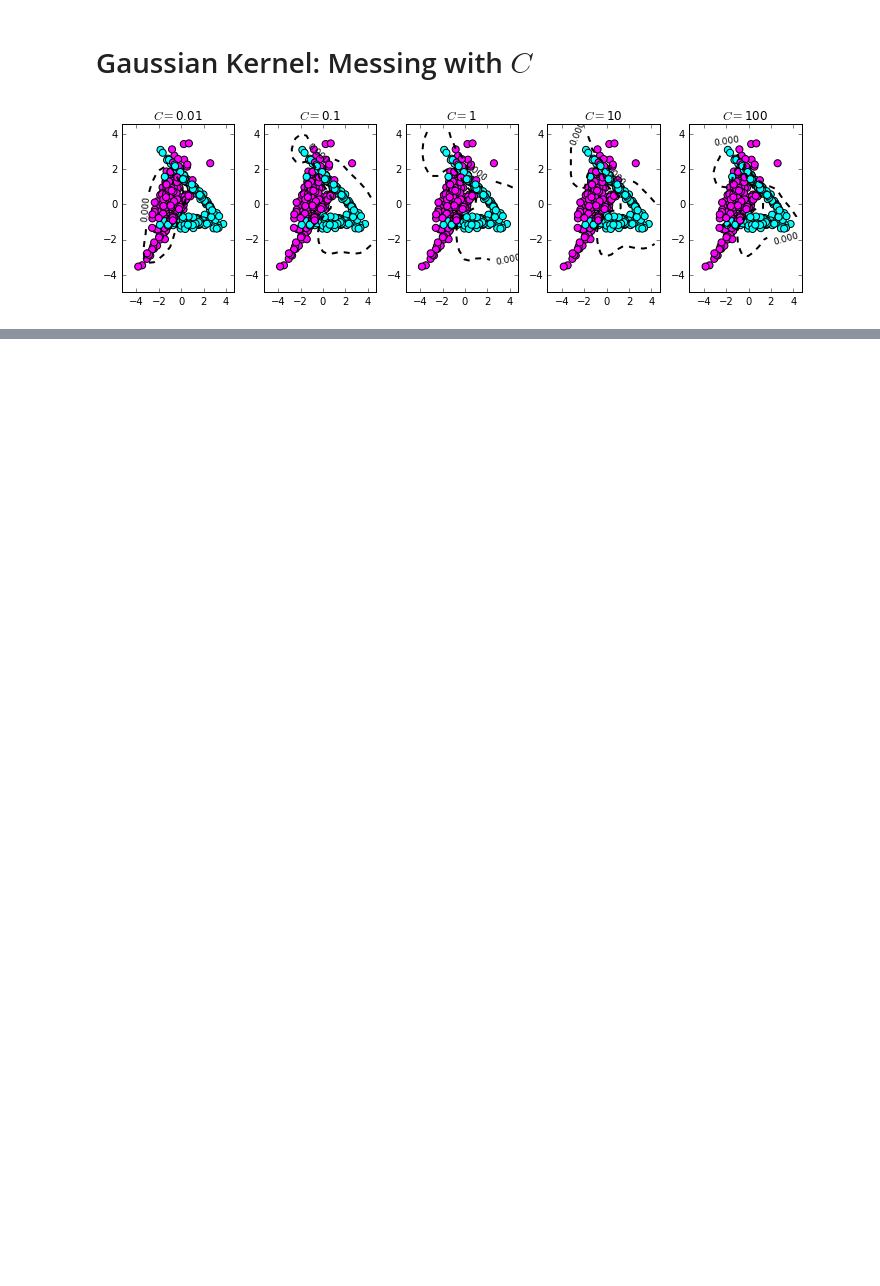
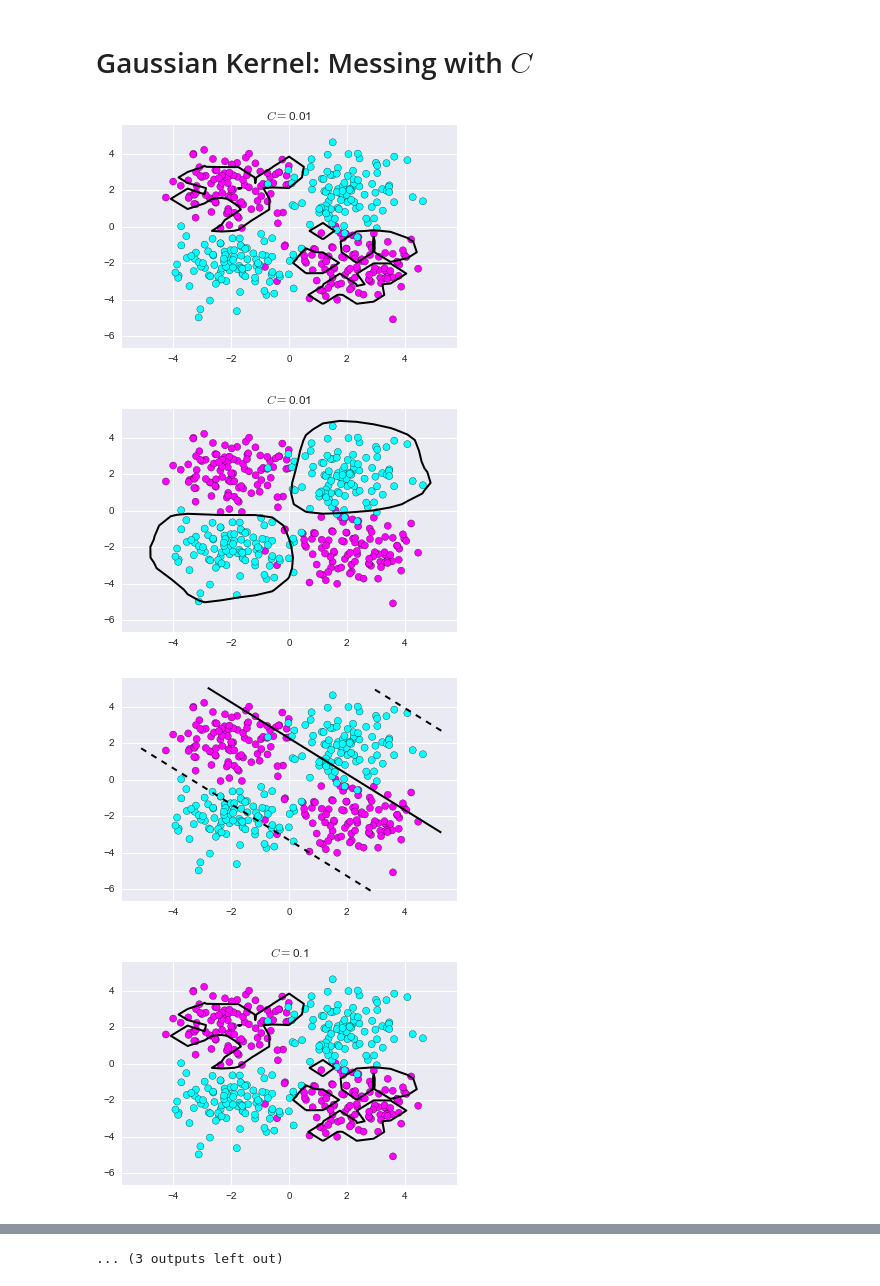
Before and after one commit to PhilChodrow/6.867_hwk2, a Jupyter notebook: P2.ipynb, the cells around one changed output, grey strips where cells are left out. Drawn from its saved outputs; the diff is of its cells as text; code cells hidden in the pictures; blank space fills up the shorter version.

```diff
--- a/P2.ipynb
+++ b/P2.ipynb
@@ -84,6 +92,9 @@ def read_data(path):
 # %%
-fig = plt.figure()
 C = 1
+
+table = pd.DataFrame({'Data Set' : [],
+                      'Training Error': [],
+                      'Validation Error': []})
 
 for i in [1, 2, 3, 4]:
 
@@ -99,8 +110,14 @@ for i in [1, 2, 3, 4]:
 
     training_error = svm.training_error()
     validation_error = svm.test_error(X_val, Y_val)
+    add_to_table = pd.DataFrame({'Data Set'        : [i],
+                                 'Training Error'  : [training_error],
+                                 'Validation Error': [validation_error]})
+    table = table.append(add_to_table)
 
-    ax = fig.add_subplot(2,2,i)
-    plot_data(i, X, Y, (0), ax, 'Train:' + str(training_error) + ' Test: ' + str(validation_error))
+    fig = plt.figure()
+    ax = fig.add_subplot(111)
+    plot_data(i, X, Y, (0), ax, '')
+    plt.savefig('figs/svm_linear_' + str(i) + '.pdf')
 plt.tight_layout()
 # %% [output]
@@ -109,39 +137,72 @@ plt.tight_layout()
 # Gaussian Kernel: Messing with $C$
 # %%
 table = pd.DataFrame({'C' : [],
+                      's' : [],
                       'Training Error': [],
                       'Validation Error': [],
                       'Margin': [],
                       'Support Vectors': []})
 
-Cs = [10 ** p for p in range(-2, 3)]
-fig = plt.figure(figsize = (10, 3))
+Cs = [10 ** p for p in [-2, -1, 0, 1, 2]]
+ss = [0.1, 1]
 
-i = 2
+i = 4
 for j in range(len(Cs)):
-    X,Y = read_data(data_path(i, 'train'))
-    svm = learner()
-    svm.set_data(X,Y)
-    svm.set_kernel_function(gaussian_kernel)
+    for s in ss:
+        X,Y = read_data(data_path(i, 'train'))
+        svm = learner()
+        svm.set_data(X,Y)
+
+        # do the Gaussian one:
+        svm.set_kernel_function(lambda x, y: gaussian_kernel(x,y, s = s))
+        svm.make_kernel_matrix()
+        svm.train(Cs[j])
+
+        X_val, Y_val = read_data(data_path(i, 'validate'))
+
+        training_error = svm.training_error()
+        validation_error = svm.test_error(X_val, Y_val)
+        margin = svm.get_margin()
+        n_supports = len(svm.get_supports())
+        fig = plt.figure()
+        ax = fig.add_subplot(111)
+        plot_data(j+1, X, Y, (0), ax, r'$C = $' + str(Cs[j]))
+        plt.savefig('figs/svm_gaussian_C_' + str(Cs[j]) + '_s_' + str(s) + '.pdf')
+
+        add_to_table = pd.DataFrame({'C' : [Cs[j]],
+                                     's' : s,
+                          'Training Error': [training_error],
+                          'Validation Error': [validation_error],
+                                    'Margin' : margin,
+                                    'Support Vectors' : n_supports})
+        table = table.append(add_to_table)
+
+    # do the linear one:
+    svm.set_kernel_function(linear_kernel)
     svm.make_kernel_matrix()
     svm.train(Cs[j])
 
     X_val, Y_val = read_data(data_path(i, 'validate'))
 
     training_error = svm.training_error()
     validation_error = svm.test_error(X_val, Y_val)
     margin = svm.get_margin()
     n_supports = len(svm.get_supports())
-
-    ax = fig.add_subplot(1,len(Cs),j+1)
-    plot_data(j+1, X, Y, (0), ax, r'$C = $' + str(Cs[j]))
+    fig = plt.figure()
+    ax = fig.add_subplot(111)
+    plot_data(j+1, X, Y, (0), ax, '')
+    plt.savefig('figs/svm_linear_C' + str(Cs[j]) + '_s' + str(s) + '.pdf')
 
     add_to_table = pd.DataFrame({'C' : [Cs[j]],
+                                 's' : np.nan,
                       'Training Error': [training_error],
                       'Validation Error': [validation_error],
                                 'Margin' : margin,
                                 'Support Vectors' : n_supports})
+
     table = table.append(add_to_table)
-plt.tight_layout()
 # %% [output]
-[figure, old version]
+[figure, new version]
+[figure, added]
+[figure, added]
+[figure, added]
@@ -148,3 +217,4 @@ plt.tight_layout()
+... (3 outputs left out)
 # %%
 table # summarize the results
 # %% [output]
```
Also changed, not shown: parts of 10 cells of this notebook, 2 other files.
